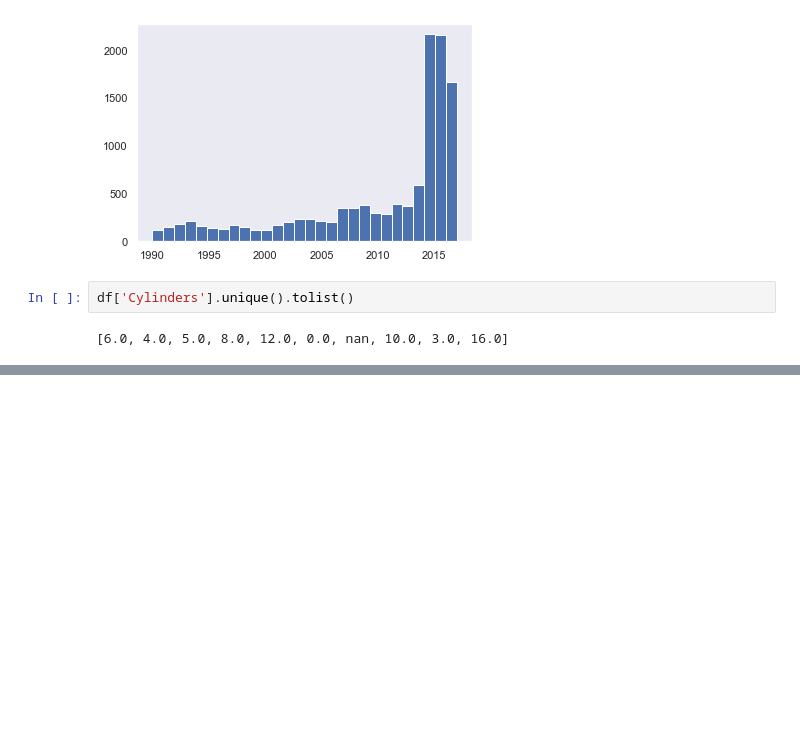
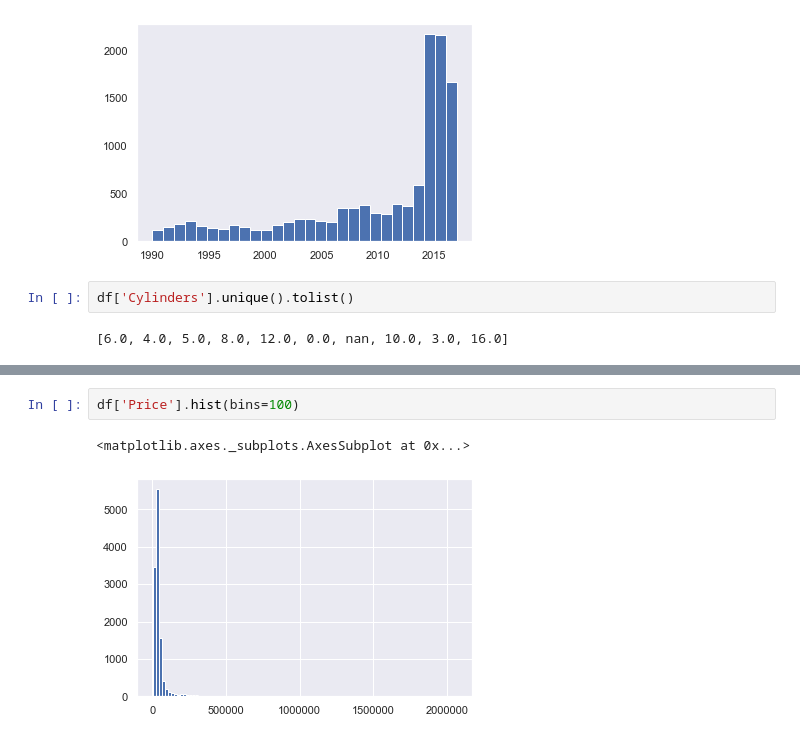
Before and after one commit to iAmNawa/exploratory-data-analysis, a Jupyter notebook: car-price-prediction/data cleaning.ipynb, the cells around one changed output, grey strips where cells are left out. Drawn from its saved outputs; the diff is of its cells as text; blank space fills up the shorter version.

```diff
--- a/car-price-prediction/data cleaning.ipynb
+++ b/car-price-prediction/data cleaning.ipynb
@@ -87,0 +334,5 @@ df['Cylinders'].unique().tolist()
+# %%
+df['Price'].hist(bins=100)
+# %% [output]
+<matplotlib.axes._subplots.AxesSubplot at 0x...>
+[figure, added]
```
Also changed, not shown: parts of 36 cells of this notebook.
